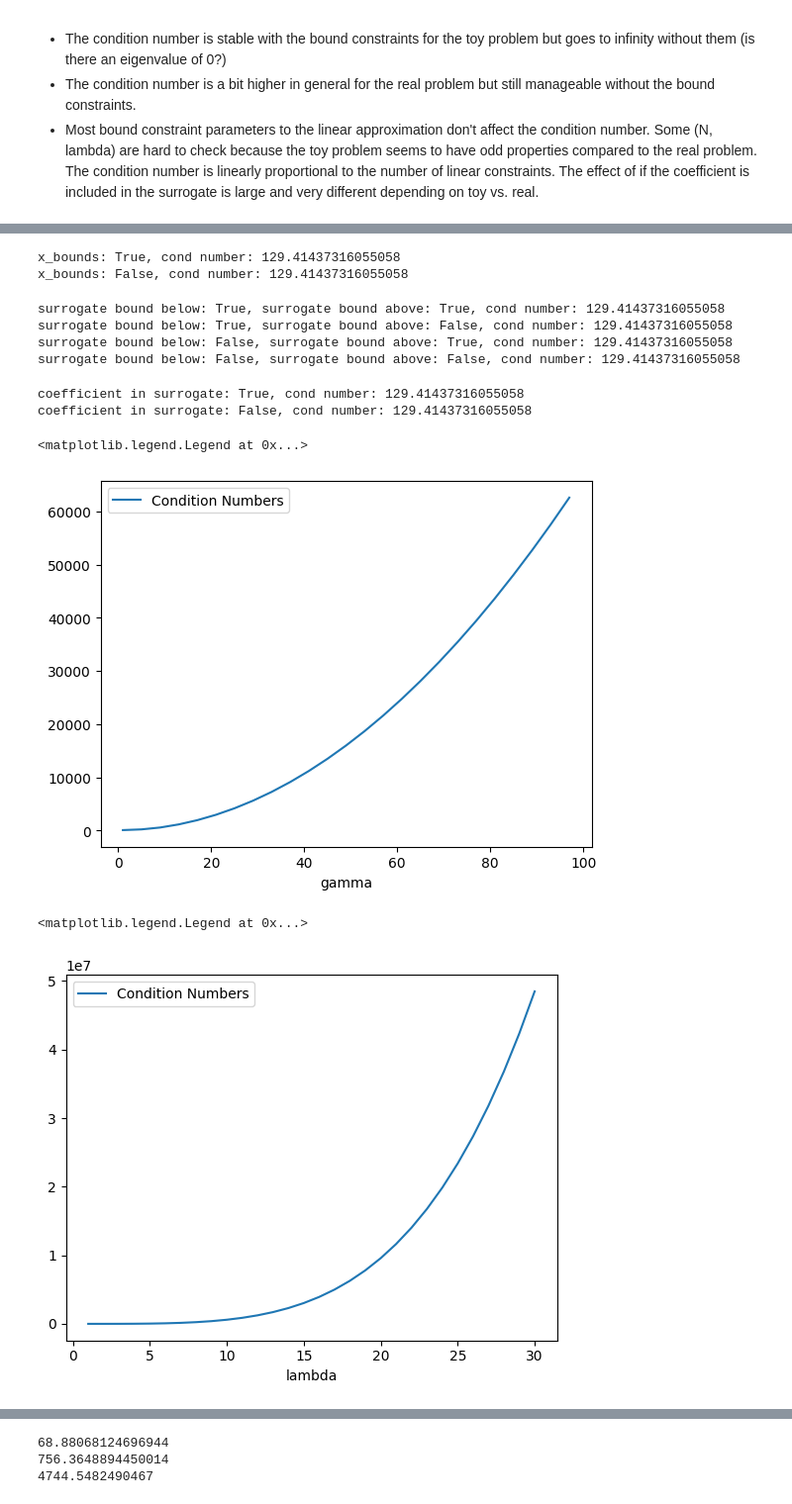
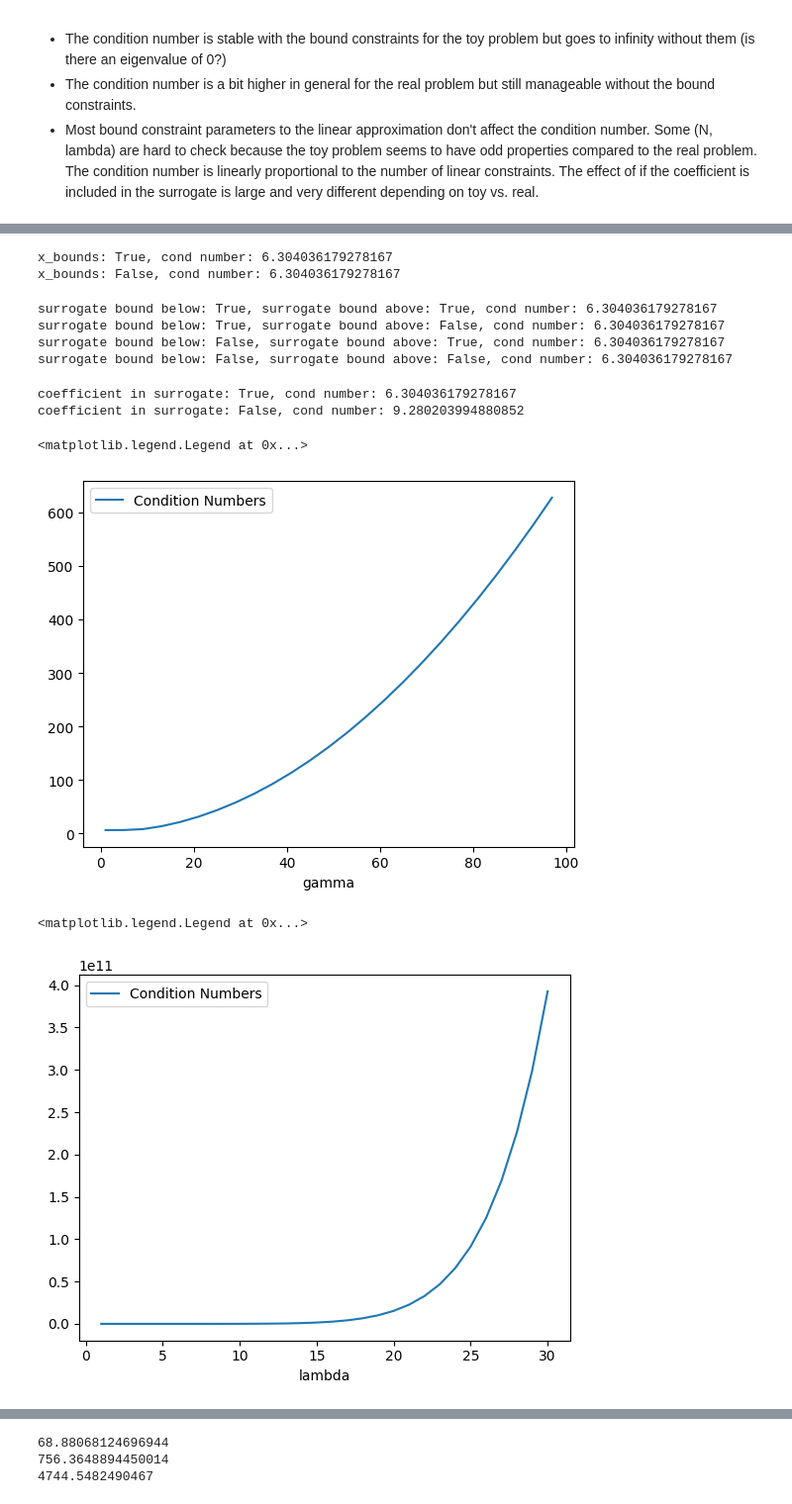
Before and after one commit to micpap25/ENG-QUANT, a Jupyter notebook: experiments/condition_number.ipynb, the cells around one changed output, grey strips where cells are left out. Shown at 99% size. Cells and saved outputs as stored; diff of their text form; code cells hidden in the pictures.

```diff
--- a/experiments/condition_number.ipynb
+++ b/experiments/condition_number.ipynb
@@ -27,10 +27,10 @@ Some conclusions:
 - Most bound constraint parameters to the linear approximation don't affect the condition number. Some (N, lambda) are hard to check because the toy problem seems to have odd properties compared to the real problem. The condition number is linearly proportional to the number of linear constraints. The effect of if the coefficient is included in the surrogate is large and very different depending on toy vs. real.
 # %%
 # Number of copies of the network in the toy system
-N=5
+N=20
 
 # Whether the production and flow variables have upper bounds
-X_UPPER_BOUNDS=False
+X_UPPER_BOUNDS=True
 F_UPPER_BOUNDS=True
 
 # Capacity / demand parameters
@@ -108,8 +108,8 @@ for x_bounds in true_false:
                                 SURROGATE_BOUND_BELOW, SURROGATE_BOUND_ABOVE)
     print(f"x_bounds: {x_bounds}, cond number: {condition_number_nes_basic()}")
 # %% [output]
-x_bounds: True, cond number: 129.41437316055058
-x_bounds: False, cond number: 129.41437316055058
+x_bounds: True, cond number: 6.304036179278167
+x_bounds: False, cond number: 6.304036179278167
 # %%
 for bound_below in true_false:
     for bound_above in true_false:
@@ -119,10 +119,10 @@ for bound_below in true_false:
                                     bound_below, bound_above)
         print(f"surrogate bound below: {bound_below}, surrogate bound above: {bound_above}, cond number: {condition_number_nes_basic()}")
 # %% [output]
-surrogate bound below: True, surrogate bound above: True, cond number: 129.41437316055058
-surrogate bound below: True, surrogate bound above: False, cond number: 129.41437316055058
-surrogate bound below: False, surrogate bound above: True, cond number: 129.41437316055058
-surrogate bound below: False, surrogate bound above: False, cond number: 129.41437316055058
+surrogate bound below: True, surrogate bound above: True, cond number: 6.304036179278167
+surrogate bound below: True, surrogate bound above: False, cond number: 6.304036179278167
+surrogate bound below: False, surrogate bound above: True, cond number: 6.304036179278167
+surrogate bound below: False, surrogate bound above: False, cond number: 6.304036179278167
 # %%
 for surrogate_coefficient in true_false:
     toy_problem_to_json(N, X_UPPER_BOUNDS, F_UPPER_BOUNDS, GAMMA, LAMBD,
@@ -131,8 +131,8 @@ for surrogate_coefficient in true_false:
                                 SURROGATE_BOUND_BELOW, SURROGATE_BOUND_ABOVE)
     print(f"coefficient in surrogate: {surrogate_coefficient}, cond number: {condition_number_nes_basic()}")
 # %% [output]
-coefficient in surrogate: True, cond number: 129.41437316055058
-coefficient in surrogate: False, cond number: 129.41437316055058
+coefficient in surrogate: True, cond number: 6.304036179278167
+coefficient in surrogate: False, cond number: 9.280203994880852
 # %%
 conds = []
 gamma_range = range(1, 101, 4)
@@ -140,9 +140,9 @@ gamma_range = range(1, 101, 4)
 for gamma in gamma_range:
     toy_problem_to_json(N, X_UPPER_BOUNDS, F_UPPER_BOUNDS, gamma, LAMBD,
                         EPS, DELTA, LX, LP, LF, UP)
-    # quadratic_model_lin_approx(LIN_CONSTRAINTS, OUTER_APPROXIMATION, COEFFICIENT_SURROGATE,
-    #                             SURROGATE_BOUND_BELOW, SURROGATE_BOUND_ABOVE)
-    quadratic_lin_approx_no_surrogate(LIN_CONSTRAINTS, OUTER_APPROXIMATION)
+    quadratic_model_lin_approx(LIN_CONSTRAINTS, OUTER_APPROXIMATION, COEFFICIENT_SURROGATE,
+                                SURROGATE_BOUND_BELOW, SURROGATE_BOUND_ABOVE)
+    # quadratic_lin_approx_no_surrogate(LIN_CONSTRAINTS, OUTER_APPROXIMATION)
     # conds.append(condition_number())
     # conds.append(condition_number_no_bounds())
     conds.append(condition_number_nes_basic())
@@ -152,27 +152,27 @@ plt.plot(gamma_range, conds, label="Condition Numbers")
 plt.legend()
 # %% [output]
 <matplotlib.legend.Legend at 0x...>
-[figure, old version]
+[figure, new version]
 # %%
 conds = []
 lambd_range = range(1, 31)
 # lambd_range = range(1, 101, 4)
 for lambd in lambd_range:
     toy_problem_to_json(N, X_UPPER_BOUNDS, F_UPPER_BOUNDS, GAMMA, lambd,
                         EPS, DELTA, LX, LP, LF, UP)
-    # quadratic_model_lin_approx(LIN_CONSTRAINTS, OUTER_APPROXIMATION, COEFFICIENT_SURROGATE,
-    #                             SURROGATE_BOUND_BELOW, SURROGATE_BOUND_ABOVE)
-    quadratic_lin_approx_no_surrogate(LIN_CONSTRAINTS, OUTER_APPROXIMATION)
+    quadratic_model_lin_approx(LIN_CONSTRAINTS, OUTER_APPROXIMATION, COEFFICIENT_SURROGATE,
+                                SURROGATE_BOUND_BELOW, SURROGATE_BOUND_ABOVE)
+    # quadratic_lin_approx_no_surrogate(LIN_CONSTRAINTS, OUTER_APPROXIMATION)
     # conds.append(condition_number())
     # conds.append(condition_number_no_bounds())
     conds.append(condition_number_nes_basic())
 
 plt.xlabel("lambda")
 plt.plot(lambd_range, conds, label="Condition Numbers")
 plt.legend()
 # %% [output]
 <matplotlib.legend.Legend at 0x...>
-[figure, old version]
+[figure, new version]
 # %%
 conds = []
 epsilon_range = np.arange(.05, 5, .05)
```
Also changed, not shown: parts of 8 cells of this notebook, 3 other files.
